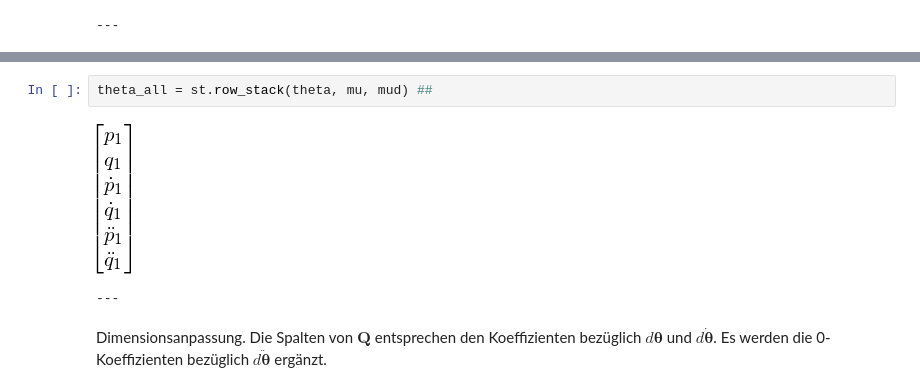
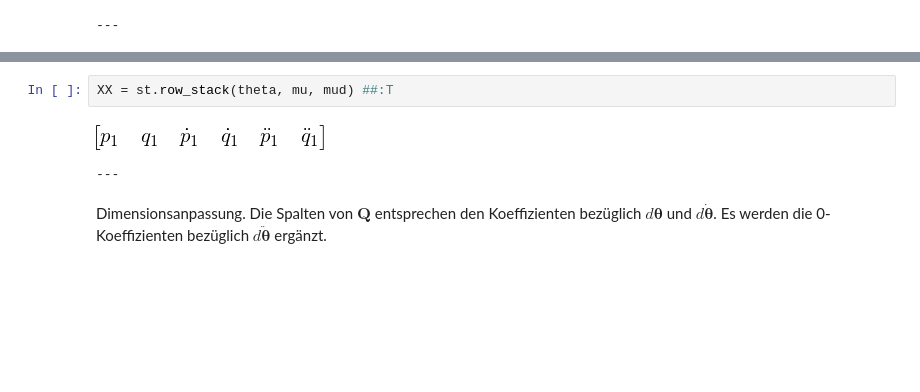
Before and after one commit to cknoll/beispiele, a Jupyter notebook: relevant/mechanik_wagen_pendel_nichtflachheit.ipynb, the cells around one changed output, grey strips where cells are left out. Drawn from its saved outputs; the diff is of its cells as text; blank space fills up the shorter version.

```diff
--- a/relevant/mechanik_wagen_pendel_nichtflachheit.ipynb
+++ b/relevant/mechanik_wagen_pendel_nichtflachheit.ipynb
@@ -222,7 +291,7 @@ print ltx.replace(r'{\left (', ' ').replace(r'\right )}', '').replace(r'\\', r'\
 # %%
-theta_all = st.row_stack(theta, mu, mud) ##
+XX = st.row_stack(theta, mu, mud) ##:T
 # %% [output]
-[figure, old version]
+[figure, new version]
 ---
 # %% [markdown]
 Dimensionsanpassung. Die Spalten von $\mathbf Q$ entsprechen den Koeffizienten bezüglich $d\boldsymbol \theta$ und $d \dot {\boldsymbol \theta}$. Es werden die 0-Koeffizienten bezüglich $d \ddot {\boldsymbol \theta}$ ergänzt.
```
Also changed, not shown: parts of 37 cells of this notebook, 19 other files.
